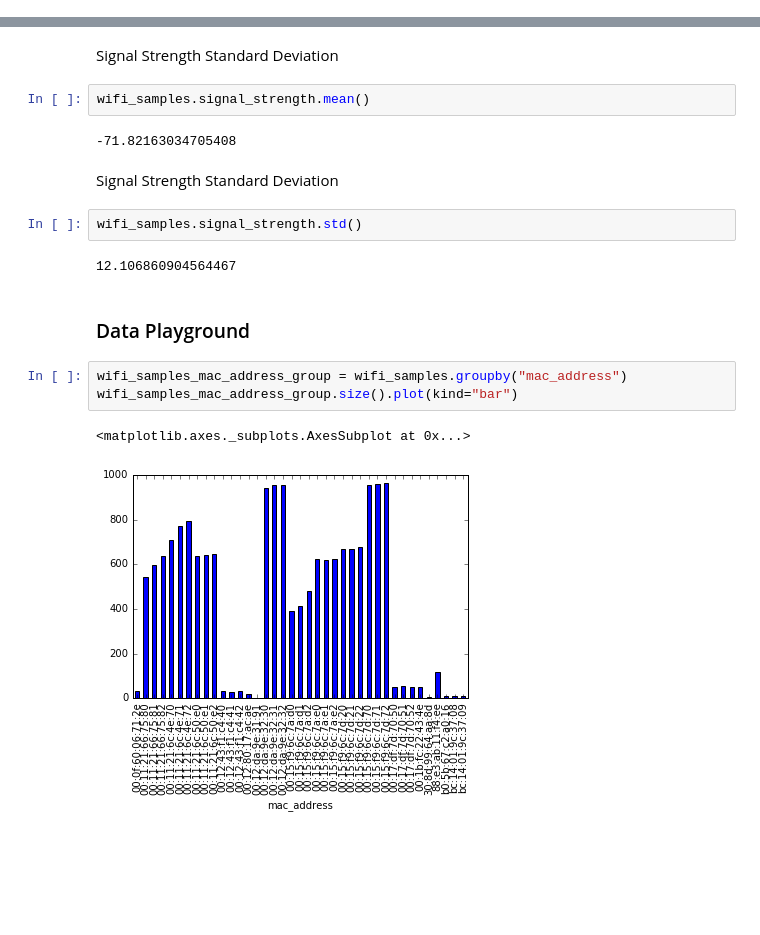
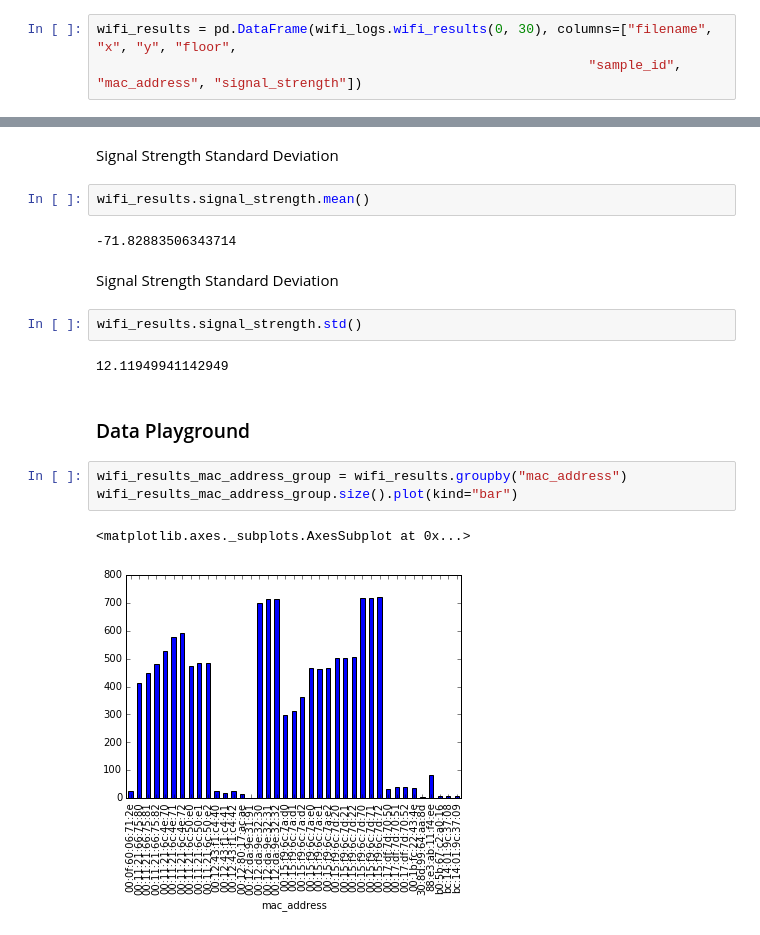
Before and after one commit to YanuX-Framework/YanuX-Cruncher, a Jupyter notebook: CruncherNotebook.ipynb, the cells around one changed output, grey strips where cells are left out. Saved outputs shown, nothing was run; the diff lists cells and outputs as text; blank space fills up the shorter version.

```diff
--- a/CruncherNotebook.ipynb
+++ b/CruncherNotebook.ipynb
@@ -66,3 +44,6 @@ wifi_samples
+# %%
+wifi_results = pd.DataFrame(wifi_logs.wifi_results(0, 30), columns=["filename", "x", "y", "floor",
+                                                               "sample_id", "mac_address", "signal_strength"])
 # %% [markdown]
 Export everything to a CSV file so that you can play with it more easily on other software tools (e.g., Excel)
 # %%
@@ -91,21 +87,21 @@ len(wifi_samples.mac_address.unique())
 # %% [markdown]
 Signal Strength Standard Deviation
 # %%
-wifi_samples.signal_strength.mean()
+wifi_results.signal_strength.mean()
 # %% [output]
--71.82163034705408
+-71.82883506343714
 # %% [markdown]
 Signal Strength Standard Deviation
 # %%
-wifi_samples.signal_strength.std()
+wifi_results.signal_strength.std()
 # %% [output]
-12.106860904564467
+12.11949941142949
 # %% [markdown]
 ### Data Playground ####
 # %%
-wifi_samples_mac_address_group = wifi_samples.groupby("mac_address")
-wifi_samples_mac_address_group.size().plot(kind="bar")
+wifi_results_mac_address_group = wifi_results.groupby("mac_address")
+wifi_results_mac_address_group.size().plot(kind="bar")
 # %% [output]
 <matplotlib.axes._subplots.AxesSubplot at 0x...>
-[figure, old version]
+[figure, new version]
 # %%
```
Also changed, not shown: parts of 24 cells of this notebook, 4 other files.
